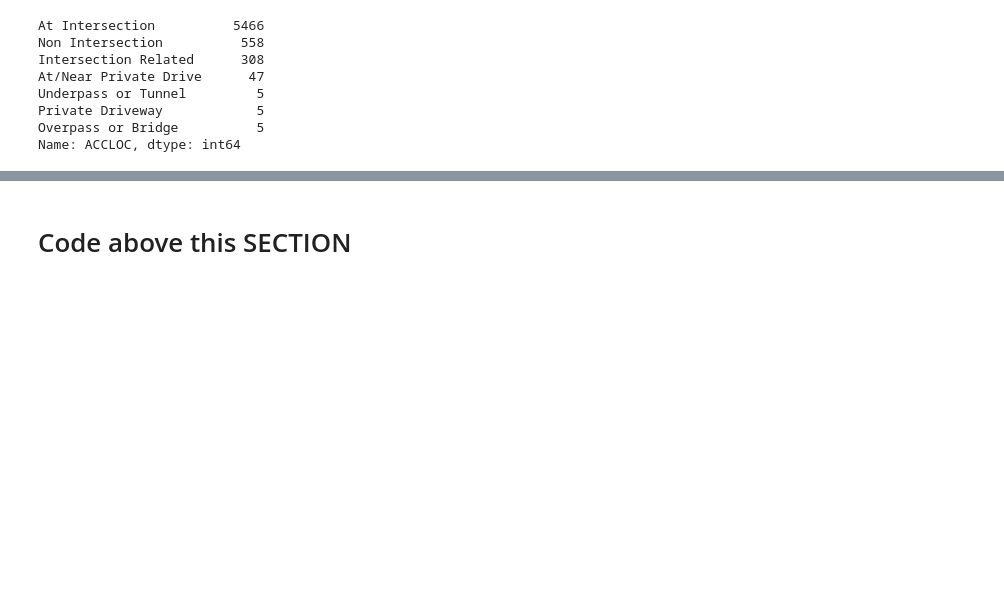
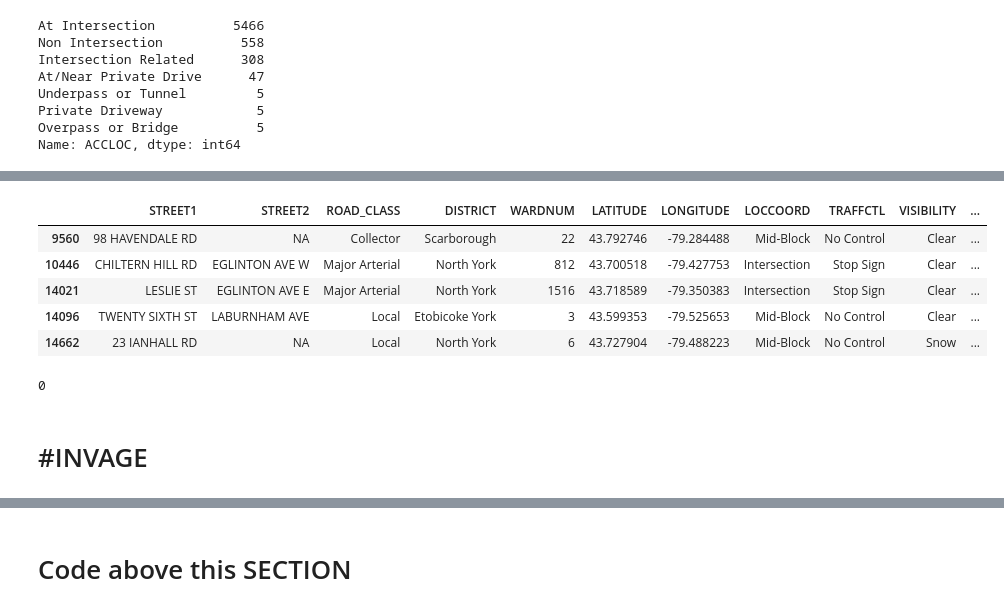
Before and after one commit to Raaj-4320/Accident-analysis, a Jupyter notebook: Accident_analysis.ipynb, the cells around one changed output, grey strips where cells are left out. Drawn from its saved outputs; the diff is of its cells as text; code cells hidden in the pictures; blank space fills up the shorter version.

```diff
--- a/Accident_analysis.ipynb
+++ b/Accident_analysis.ipynb
@@ -431,0 +431,2 @@ drop_accloc
+# %%
+df = df.drop("ACCLOC", axis=1)
@@ -431,0 +534,9 @@ drop_accloc
+# %%
+df[(df["INVTYPE"].isna()) & (df["ACCLASS"] == "Fatal")]
+# %% [output]
+|  | STREET1 | STREET2 | ROAD_CLASS | DISTRICT | WARDNUM | LATITUDE | LONGITUDE | LOCCOORD | TRAFFCTL | VISIBILITY | ... |
+| 9560 | 98 HAVENDALE RD | NA | Collector | Scarborough | 22 | 43.792746 | -79.284488 | Mid-Block | No Control | Clear | ... |
+| 10446 | CHILTERN HILL RD | EGLINTON AVE W | Major Arterial | North York | 812 | 43.700518 | -79.427753 | Intersection | Stop Sign | Clear | ... |
+| 14021 | LESLIE ST | EGLINTON AVE E | Major Arterial | North York | 1516 | 43.718589 | -79.350383 | Intersection | Stop Sign | Clear | ... |
+| 14096 | TWENTY SIXTH ST | LABURNHAM AVE | Local | Etobicoke York | 3 | 43.599353 | -79.525653 | Mid-Block | No Control | Clear | ... |
+| 14662 | 23 IANHALL RD | NA | Local | North York | 6 | 43.727904 | -79.488223 | Mid-Block | No Control | Snow | ... |
@@ -431,0 +547,6 @@ drop_accloc
+# %%
+df.INVTYPE.isna().sum()
+# %% [output]
+0
+# %% [markdown]
+# #INVAGE
```
Also changed, not shown: parts of 35 cells of this notebook.
